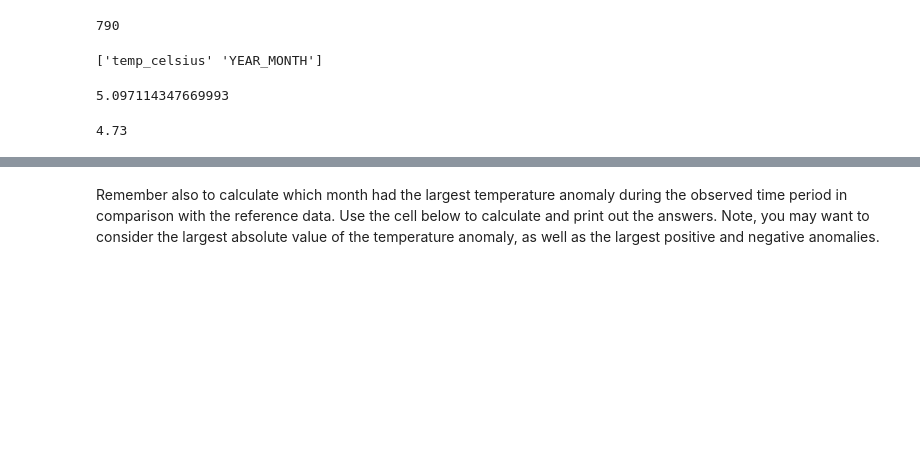
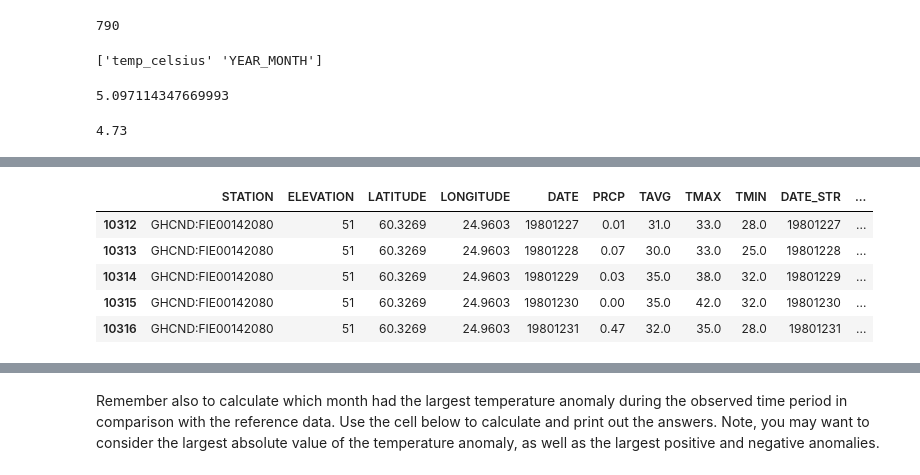
Before and after one commit to Geo-Python-2022/exercise-6-ellivikstedt, a Jupyter notebook: Exercise-6-problems-1-3.ipynb, the cells around one changed output, grey strips where cells are left out. Cells and saved outputs as stored; diff of their text form; code cells hidden in the pictures; blank space fills up the shorter version.

```diff
--- a/Exercise-6-problems-1-3.ipynb
+++ b/Exercise-6-problems-1-3.ipynb
@@ -271,0 +276,9 @@ raise NotImplementedError()
+# %%
+data_52_80.tail()
+# %% [output]
+|  | STATION | ELEVATION | LATITUDE | LONGITUDE | DATE | PRCP | TAVG | TMAX | TMIN | DATE_STR | ... |
+| 10312 | GHCND:FIE00142080 | 51 | 60.3269 | 24.9603 | 19801227 | 0.01 | 31.0 | 33.0 | 28.0 | 19801227 | ... |
+| 10313 | GHCND:FIE00142080 | 51 | 60.3269 | 24.9603 | 19801228 | 0.07 | 30.0 | 33.0 | 25.0 | 19801228 | ... |
+| 10314 | GHCND:FIE00142080 | 51 | 60.3269 | 24.9603 | 19801229 | 0.03 | 35.0 | 38.0 | 32.0 | 19801229 | ... |
+| 10315 | GHCND:FIE00142080 | 51 | 60.3269 | 24.9603 | 19801230 | 0.00 | 35.0 | 42.0 | 32.0 | 19801230 | ... |
+| 10316 | GHCND:FIE00142080 | 51 | 60.3269 | 24.9603 | 19801231 | 0.47 | 32.0 | 35.0 | 28.0 | 19801231 | ... |
```
Also changed, not shown: parts of 11 cells of this notebook.
